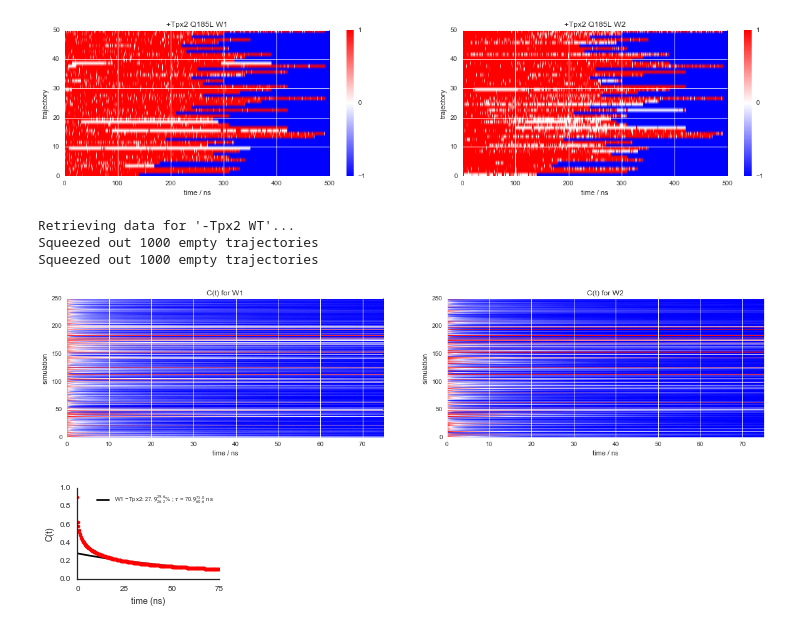
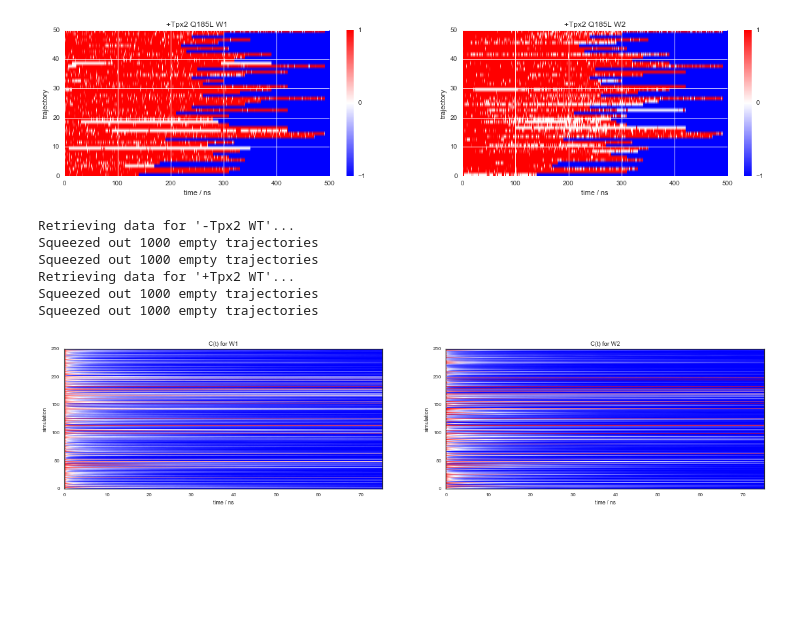
Before and after one commit to choderalab/AURKA_UMN, a Jupyter notebook: analyze/explore-publication-figures.ipynb, the cells around one changed output. Cells and saved outputs as stored; diff of their text form; code cells hidden in the pictures; blank space fills up the shorter version.

```diff
--- a/analyze/explore-publication-figures.ipynb
+++ b/analyze/explore-publication-figures.ipynb
@@ -369,38 +369,44 @@ def correlation_function_statistics(C, ci=0.95, tmin=60, nbootstrap=10):
 
     return [tvec, C_mle, Cfit_mle, C_low, C_high, P_mle, P_low, P_high, tau_mle, tau_low, tau_high]
 # %%
-# Retrieve data
-key = '-Tpx2 WT'
-[W1, W2] = retrieve_data(key)
-
 # Compute per-trajectory correlation function contributions
 tmax = 300 # 75 ns
-C1 = correlation_function_contributions(W1, tmax=tmax)
-C2 = correlation_function_contributions(W2, tmax=tmax)
+C = dict()
+for key in ['-Tpx2 WT', '+Tpx2 WT']:
+    C[key] = dict()
+    # Retrieve data for this project
+    [W1, W2] = retrieve_data(key)
+    # Compute trajectory contribtuions to correlation function
+    C[key]['W1'] = correlation_function_contributions(W1, tmax=tmax)
+    C[key]['W2'] = correlation_function_contributions(W2, tmax=tmax)
 # %% [output]
 Retrieving data for '-Tpx2 WT'...
 Squeezed out 1000 empty trajectories
 Squeezed out 1000 empty trajectories
+Retrieving data for '+Tpx2 WT'...
+Squeezed out 1000 empty trajectories
+Squeezed out 1000 empty trajectories
 # %%
 # Plot trajectory contributions to correlation functions
 fig = plt.figure(figsize=[20, 4.])
 
-ntrajs = C2.shape[0]
-tmax = C1.shape[1] - 1
+key = '-Tpx2 WT'
+ntrajs = C[key]['W2'].shape[0]
+tmax = C[key]['W2'].shape[1] - 1
 tvec = np.arange(tmax+1) * ns_per_frame # time vector (ns)
 
 plt.subplot(1,2,1);
 plt.title('C(t) for W1');
-cax = plt.imshow(C1, extent=[0, tmax/4., 0, ntrajs], aspect='auto', cmap=plt.get_cmap('bwr'))
+cax = plt.imshow(C[key]['W1'], extent=[0, tmax/4., 0, ntrajs], aspect='auto', cmap=plt.get_cmap('bwr'))
 #cbar = fig.colorbar(cax, ticks=[-1, 0, 1])
 plt.xlabel('time / ns');
 plt.ylabel('simulation');
 
 plt.subplot(1,2,2);
 plt.title('C(t) for W2');
-cax = plt.imshow(C2, extent=[0, tmax/4., 0, ntrajs], aspect='auto', cmap=plt.get_cmap('bwr'))
+cax = plt.imshow(C[key]['W2'], extent=[0, tmax/4., 0, ntrajs], aspect='auto', cmap=plt.get_cmap('bwr'))
 #cbar = fig.colorbar(cax, ticks=[-1, 0, 1])
 plt.xlabel('time / ns');
 plt.ylabel('simulation');
 # %% [output]
-[figure, old version]
+[figure, new version]
@@ -409,25 +412,0 @@ plt.ylabel('simulation');
-# %%
-import seaborn as sns
-sns.set_style("white")
-
-# Match sans serif text in LaTeX number rendering
-params = {'text.usetex': False, 'mathtext.fontset': 'stixsans'}
-plt.rcParams.update(params)
-
-# Plot MLE correlation function and exponential fit
-wat = 'W1 -Tpx2'
-fontsize = 6
-fig = plt.figure(figsize=[2.75,2])
-plt.hold(True)
-h = plt.plot(tvec, Cfit_mle, 'k-')
-plt.plot(tvec, C_mle, 'r.')
-plt.axis([0, tvec[-1], 0, 1]);
-plt.xlabel('time (ns)');
-plt.ylabel('C(t)');
-plt.xticks([0, 25, 50, 75])
-plt.legend(['%s: ${%.1f}_{%.1f}^{%.1f}$%% ; $\\tau$ = ${%.1f}_{%.1f}^{%.1f}$ ns' % (wat, P_mle*100, P_low*100, P_high*100, tau_mle, tau_low, tau_high)], fontsize=fontsize);
-sns.despine()
-plt.tight_layout()
-plt.savefig('Fig-3B.pdf')
-# %% [output]
-[figure, removed]
```
Also changed, not shown: parts of 3 cells of this notebook.
